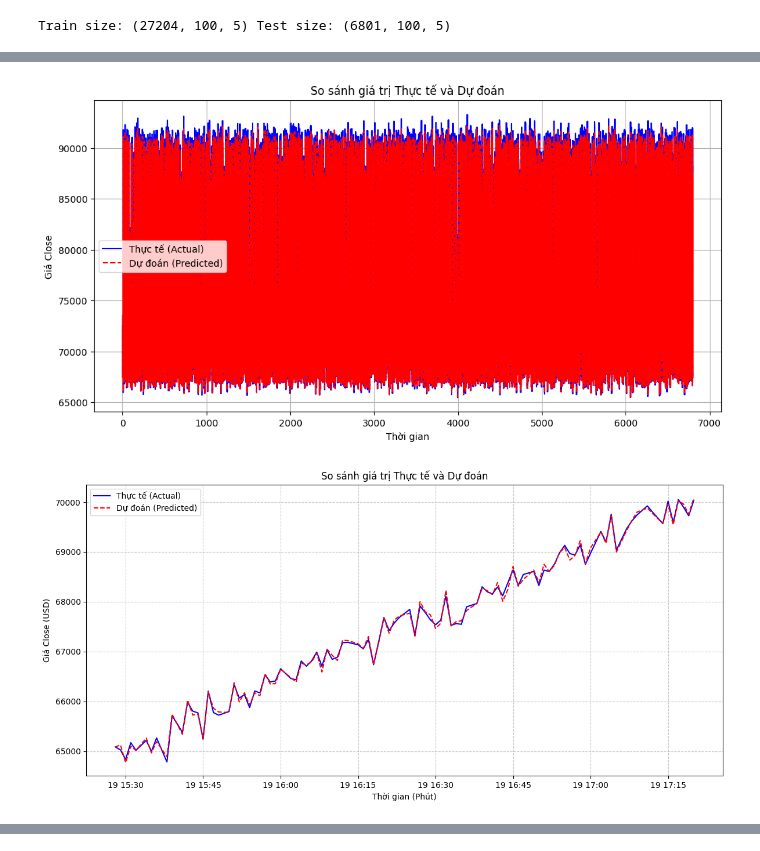
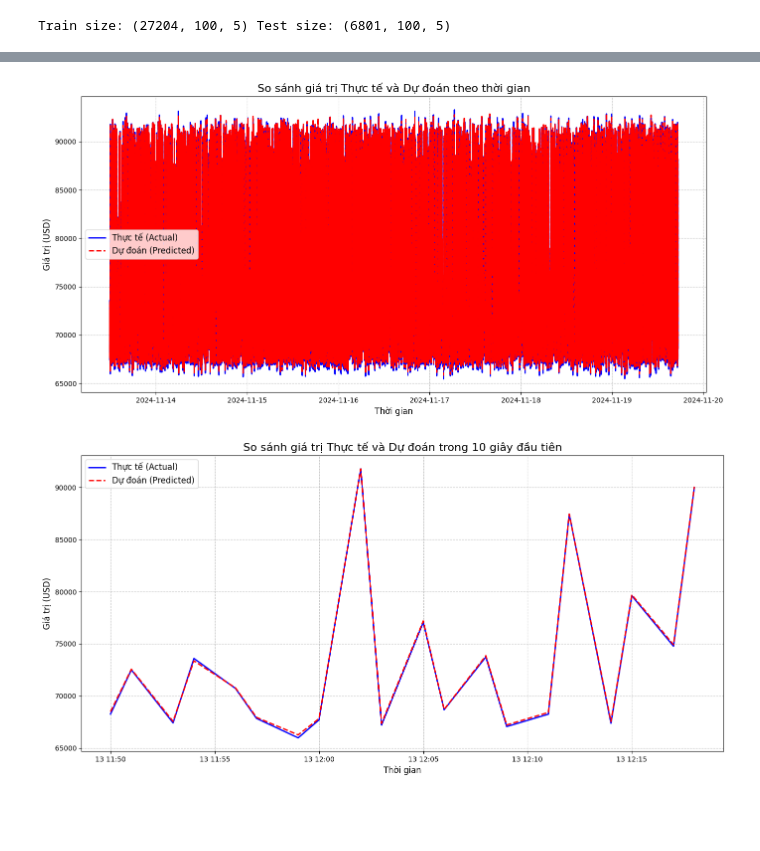
Before and after one commit to LHSang6403/thesis-xang-chuong, a Jupyter notebook: lstm2.ipynb, the cells around one changed output, grey strips where cells are left out. Cells and saved outputs as stored; diff of their text form; code cells hidden in the pictures; blank space fills up the shorter version.

Commit message:
done plot lstm

```diff
--- a/lstm2.ipynb
+++ b/lstm2.ipynb
@@ -231,31 +221,42 @@ MAE: 0.006860700731027453
-# %%
-import matplotlib.pyplot as plt
-
-plt.figure(figsize=(12, 6))
-plt.plot(y_test_original, label="Thực tế (Actual)", color='blue', linestyle='-')
-plt.plot(y_pred_original, label="Dự đoán (Predicted)", color='red', linestyle='--')
-plt.title("So sánh giá trị Thực tế và Dự đoán")
-plt.xlabel("Thời gian")
-plt.ylabel("Giá Close")
-plt.legend()
-plt.grid(True)
-plt.show()
-# %% [output]
-[figure, removed]
-# %%
-# Giả sử 'data' là DataFrame gốc chứa cột 'Date'
-time_index_test = data.index[-len(y_test_original):]  # Lấy thời gian tương ứng với tập test
-
-# Vẽ biểu đồ với trục X là thời gian
-plt.figure(figsize=(12, 6))
-plt.plot(time_index_test, y_test_original, label="Thực tế (Actual)", color='blue', linestyle='-')
-plt.plot(time_index_test, y_pred_original, label="Dự đoán (Predicted)", color='red', linestyle='--')
-plt.title("So sánh giá trị Thực tế và Dự đoán")
-plt.xlabel("Thời gian (Phút)")
-plt.ylabel("Giá Close (USD)")
-plt.legend()
-plt.grid(True, linestyle='--', alpha=0.7)
-plt.tight_layout()
-plt.show()
-# %% [output]
-[figure, removed]
+# %%
+time_index_test = data.index[-len(y_test_original):]  # Lấy thời gian tương ứng với tập test
+
+# Tạo DataFrame chứa thông tin chi tiết từng phút
+results_df = pd.DataFrame({
+    "Thời gian": time_index_test,  # Cột thời gian
+    "Thực tế (Actual)": y_test_original,  # Giá trị thực tế
+    "Dự đoán (Predicted)": y_pred_original,  # Giá trị dự đoán
+    "Hiệu (Actual - Predicted)": y_test_original.flatten() - y_pred_original.flatten()  # Hiệu giữa thực tế và dự đoán
+})
+
+# In kết quả chi tiết
+pd.set_option('display.max_columns', None)  # Hiển thị đầy đủ các cột
+pd.set_option('display.width', 200)  # Hiển thị ngang dòng
+print(results_df)
+
+plt.figure(figsize=(14, 7))
+plt.plot(results_df["Thời gian"], results_df["Thực tế (Actual)"], label="Thực tế (Actual)", color='blue', linestyle='-', linewidth=2)
+plt.plot(results_df["Thời gian"], results_df["Dự đoán (Predicted)"], label="Dự đoán (Predicted)", color='red', linestyle='--', linewidth=2)
+plt.title("So sánh giá trị Thực tế và Dự đoán theo thời gian", fontsize=16)
+plt.xlabel("Thời gian", fontsize=12)
+plt.ylabel("Giá trị (USD)", fontsize=12)
+plt.legend(fontsize=12)
+plt.grid(True, linestyle='--', alpha=0.7)
+plt.tight_layout()
+plt.show()
+
+# Chỉ lấy 10 giây đầu tiên từ DataFrame
+results_df_10s = results_df.head(20)
+
+# Vẽ biểu đồ với 10 giây đầu tiên
+plt.figure(figsize=(14, 7))
+plt.plot(results_df_10s["Thời gian"], results_df_10s["Thực tế (Actual)"], label="Thực tế (Actual)", color='blue', linestyle='-', linewidth=2)
+plt.plot(results_df_10s["Thời gian"], results_df_10s["Dự đoán (Predicted)"], label="Dự đoán (Predicted)", color='red', linestyle='--', linewidth=2)
+plt.title("So sánh giá trị Thực tế và Dự đoán trong 10 giây đầu tiên", fontsize=16)
+plt.xlabel("Thời gian", fontsize=12)
+plt.ylabel("Giá trị (USD)", fontsize=12)
+plt.legend(fontsize=12)
+plt.grid(True, linestyle='--', alpha=0.7)
+plt.tight_layout()
+plt.show()
+# %% [output]
@@ -261,0 +280,2 @@ plt.show()
+[figure, added]
+[figure, added]
```
Also changed, not shown: parts of 9 cells of this notebook.
